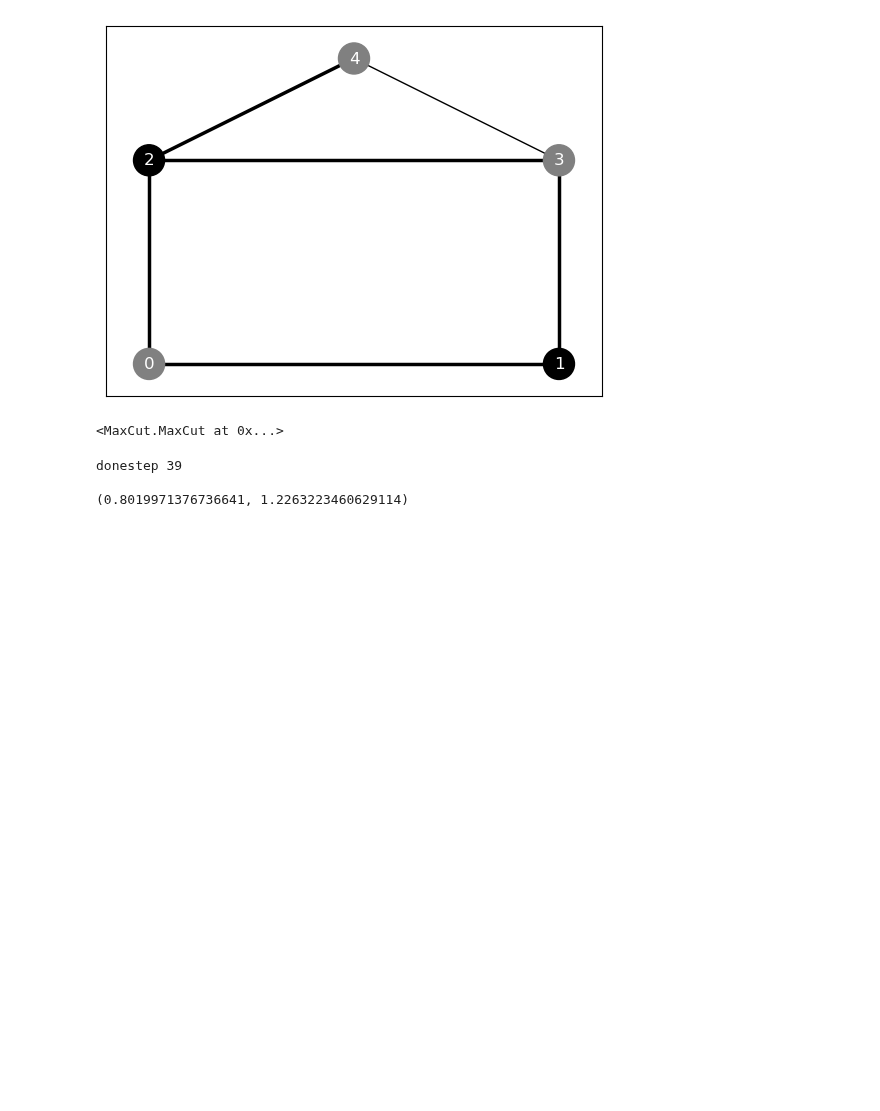
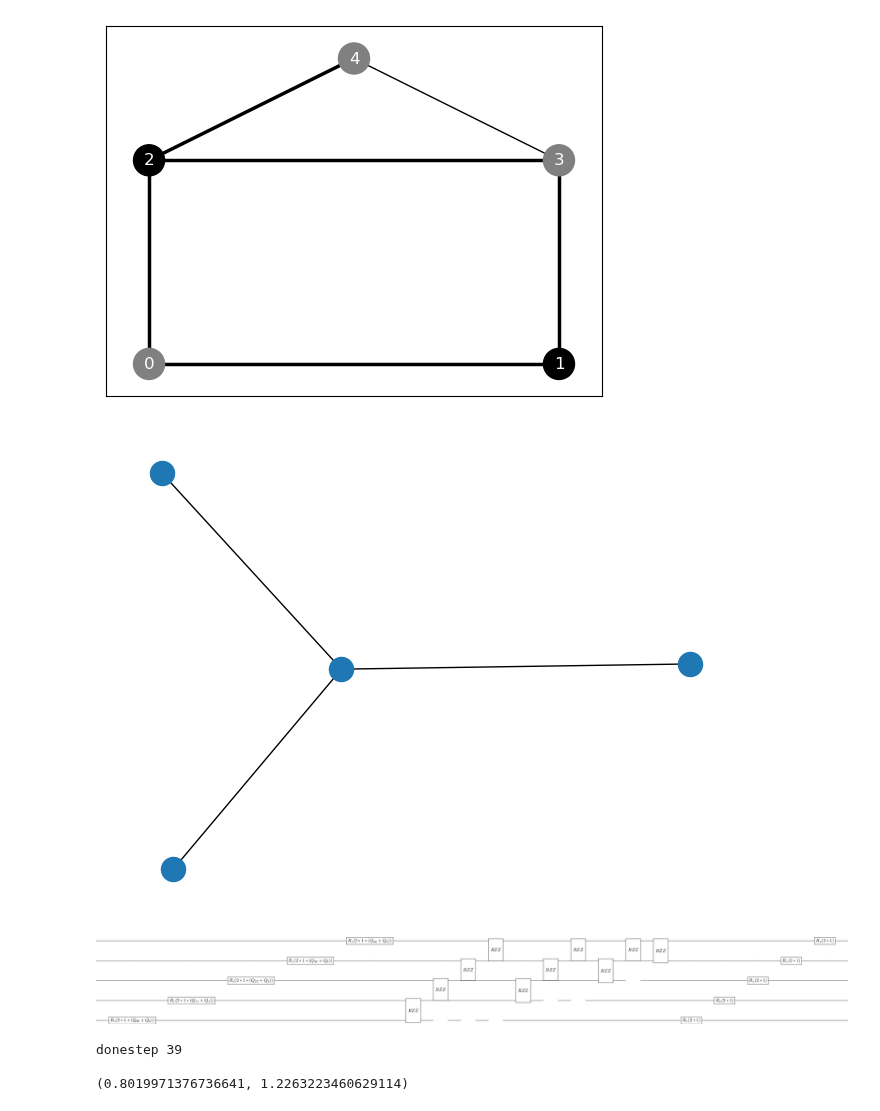
Before and after one commit to LeonhardRichter/TDVP_and_QAOA, a Jupyter notebook: testing.ipynb, the cells around one changed output. Cells and saved outputs as stored; diff of their text form; code cells hidden in the pictures; blank space fills up the shorter version.

```diff
--- a/testing.ipynb
+++ b/testing.ipynb
@@ -32,8 +31,8 @@ seed = 42
 with open(f"./instances/n{n}_instances.p","rb") as f:
     maxcuts = pickle.load(f)
 # %%
-index = 5#np.random.randint(0,len(graphs)); print(index)
-maxcuts[index]
+index = 0#np.random.randint(0,len(graphs)); print(index)
+nx.draw(maxcuts[index].graph)
 # %% [output]
-<MaxCut.MaxCut at 0x...>
+[figure, added]
 # %%
@@ -41,4 +40,8 @@ qaoa = QAOA(qubo=maxcuts[index].qubo, p=p)
 delta = tuple(1 for _ in range(2 * qaoa.p))
+# %%
+qaoa.circuit(delta)
+# %% [output]
+[figure, added]
 # %%
 # descent = gradient_descent(qaoa, delta)
 # %%
```
Also changed, not shown: parts of 2 cells of this notebook, 18 other files.
